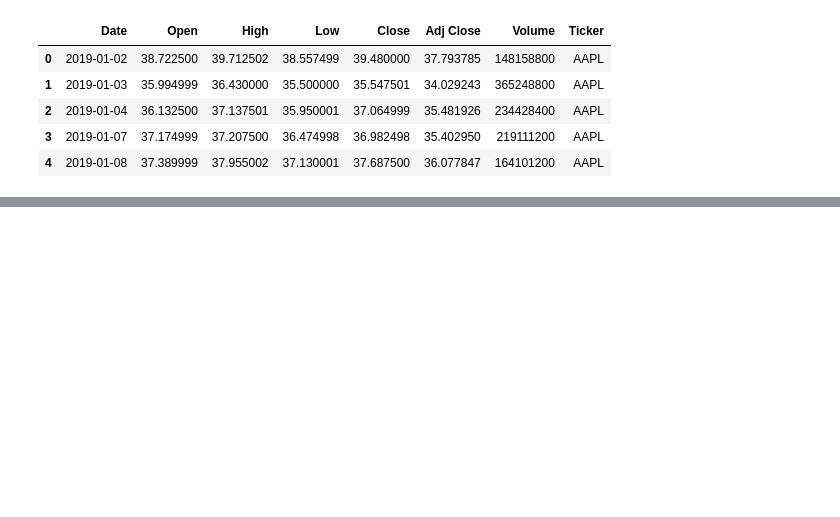
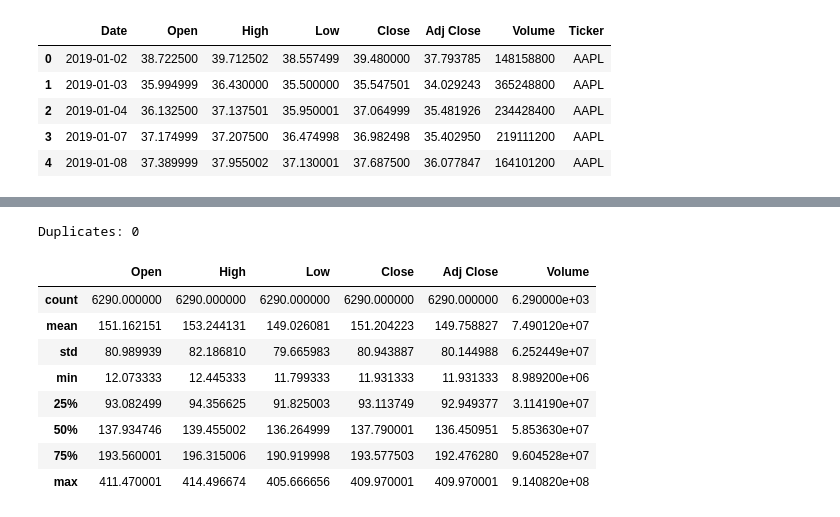
Before and after one commit to rreap/stocks, a Jupyter notebook: Stocks_Project.ipynb, the cells around one changed output, grey strips where cells are left out. Saved outputs shown, nothing was run; the diff lists cells and outputs as text; code cells hidden in the pictures; blank space fills up the shorter version.

```diff
--- a/Stocks_Project.ipynb
+++ b/Stocks_Project.ipynb
@@ -14,0 +29,4 @@ data.head()
+# %%
+print(f"Duplicates: {data.duplicated().sum()}")
+# %% [output]
+Duplicates: 0
@@ -14,0 +35,12 @@ data.head()
+# %%
+data.describe()
+# %% [output]
+|  | Open | High | Low | Close | Adj Close | Volume |
+| count | 6290.000000 | 6290.000000 | 6290.000000 | 6290.000000 | 6290.000000 | 6.290000e+03 |
+| mean | 151.162151 | 153.244131 | 149.026081 | 151.204223 | 149.758827 | 7.490120e+07 |
+| std | 80.989939 | 82.186810 | 79.665983 | 80.943887 | 80.144988 | 6.252449e+07 |
+| min | 12.073333 | 12.445333 | 11.799333 | 11.931333 | 11.931333 | 8.989200e+06 |
+| 25% | 93.082499 | 94.356625 | 91.825003 | 93.113749 | 92.949377 | 3.114190e+07 |
+| 50% | 137.934746 | 139.455002 | 136.264999 | 137.790001 | 136.450951 | 5.853630e+07 |
+| 75% | 193.560001 | 196.315006 | 190.919998 | 193.577503 | 192.476280 | 9.604528e+07 |
+| max | 411.470001 | 414.496674 | 405.666656 | 409.970001 | 409.970001 | 9.140820e+08 |
```
Also changed, not shown: parts of 8 cells of this notebook.
